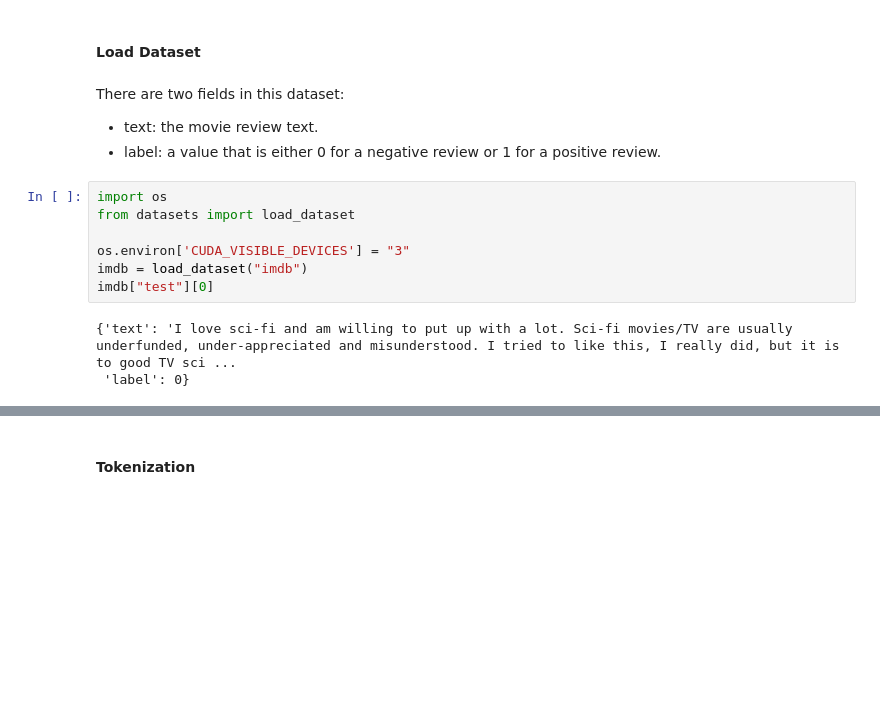
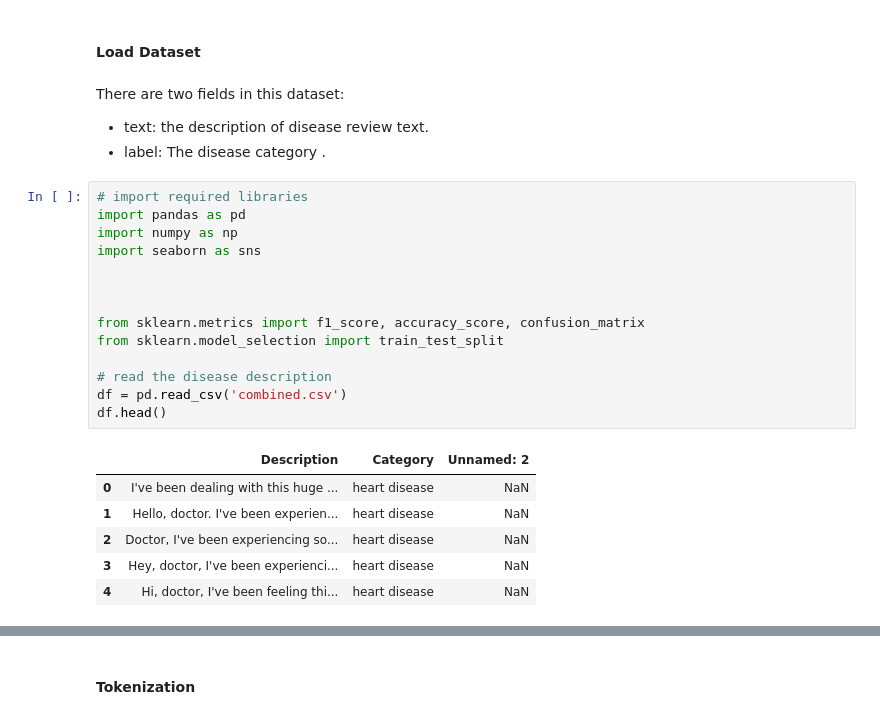
Before and after one commit to tingwei124/BERT_ContextClassifier, a Jupyter notebook: demo.ipynb, the cells around one changed output, grey strips where cells are left out. Cells and saved outputs as stored; diff of their text form; blank space fills up the shorter version.

```diff
--- a/demo.ipynb
+++ b/demo.ipynb
@@ -5,15 +5,26 @@
 # %% [markdown]
 There are two fields in this dataset:
 
-- text: the movie review text.
-- label: a value that is either 0 for a negative review or 1 for a positive review.
+- text: the description of disease  review text.
+- label: The disease category .
-# %%
-import os
-from datasets import load_dataset
-
-os.environ['CUDA_VISIBLE_DEVICES'] = "3"
-imdb = load_dataset("imdb")
-imdb["test"][0]
-# %% [output]
-{'text': 'I love sci-fi and am willing to put up with a lot. Sci-fi movies/TV are usually underfunded, under-appreciated and misunderstood. I tried to like this, I really did, but it is to good TV sci ...
- 'label': 0}
+# %%
+# import required libraries
+import pandas as pd
+import numpy as np
+import seaborn as sns
+
+
+
+from sklearn.metrics import f1_score, accuracy_score, confusion_matrix
+from sklearn.model_selection import train_test_split
+
+# read the disease description
+df = pd.read_csv('combined.csv')
+df.head()
+# %% [output]
+|  | Description | Category | Unnamed: 2 |
+| 0 | I've been dealing with this huge ... | heart disease | NaN |
+| 1 | Hello, doctor. I've been experien... | heart disease | NaN |
+| 2 | Doctor, I've been experiencing so... | heart disease | NaN |
+| 3 | Hey, doctor, I've been experienci... | heart disease | NaN |
+| 4 | Hi, doctor, I've been feeling thi... | heart disease | NaN |
```
Also changed, not shown: parts of 17 cells of this notebook, 3 other files.
